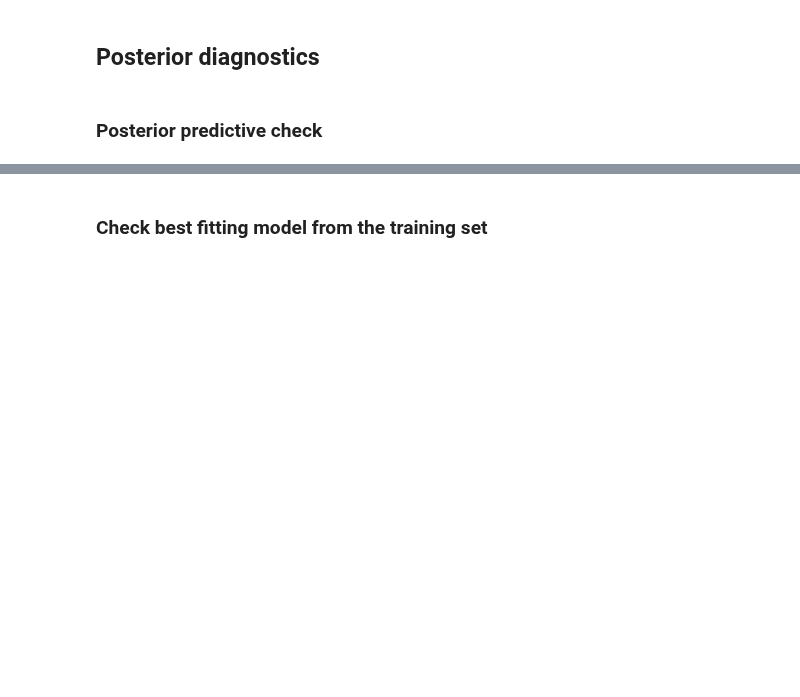
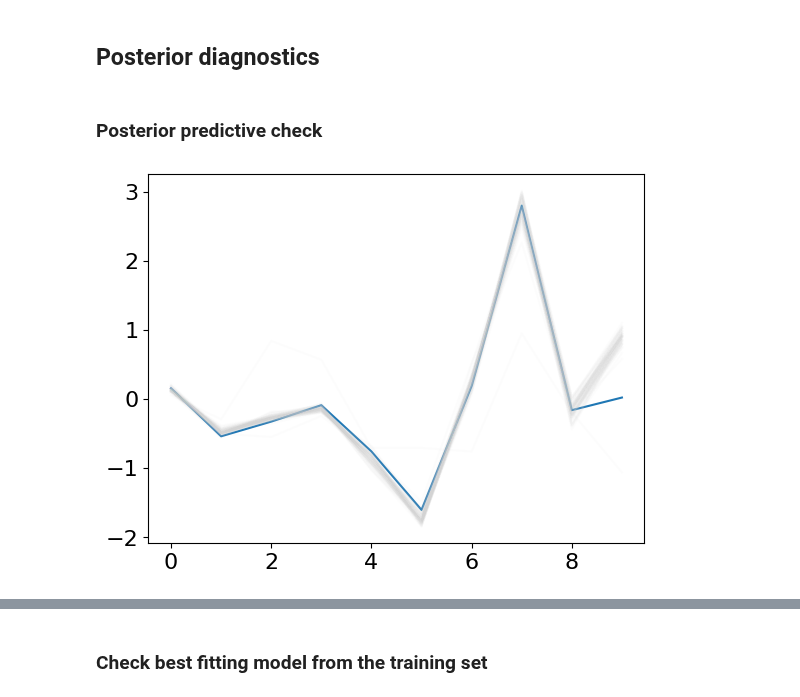
Before and after one commit to franciscoardevolmartinez/FlopPITy, a Jupyter notebook: examples/Example_ARCiS.ipynb, the cells around one changed output, grey strips where cells are left out. Drawn from its saved outputs; the diff is of its cells as text; code cells hidden in the pictures; blank space fills up the shorter version.

```diff
--- a/examples/Example_ARCiS.ipynb
+++ b/examples/Example_ARCiS.ipynb
@@ -91,6 +131,14 @@ fig=R.plot_corner(-1,**CORNER_KWARGS)
 ## Posterior diagnostics
 # %% [markdown]
 ### Posterior predictive check
+# %%
+x_tensor = R.x_transformer.transform(R.pca.transform(R.noisy_x))
+# %%
+plt.plot(R.default_obs_norm[0])
+for i in range(64):
+    plt.plot(x_tensor[i], color='lightgray', alpha=0.05)
+# %% [output]
+[figure, added]
 # %%
 %matplotlib inline
 xs = R.post_x
```
Also changed, not shown: parts of 7 cells of this notebook, 5 other files.
